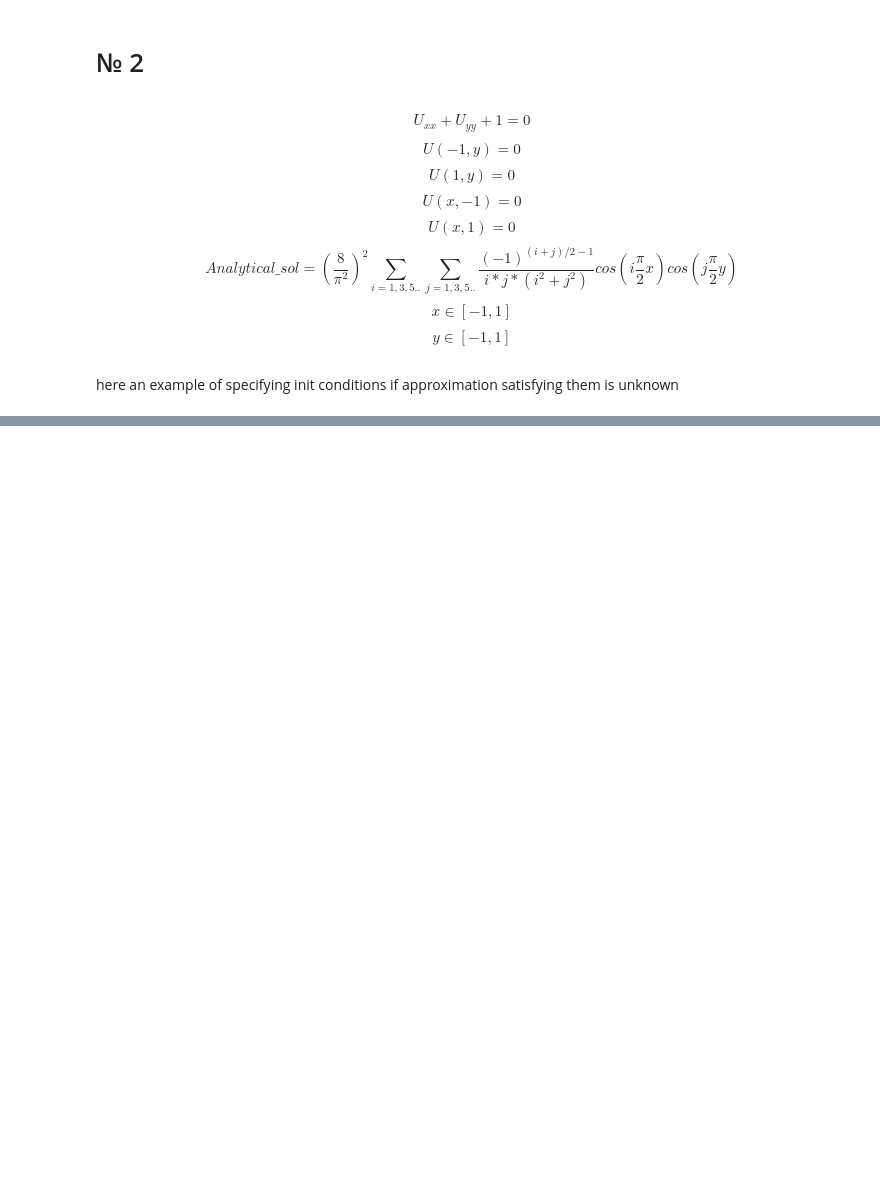
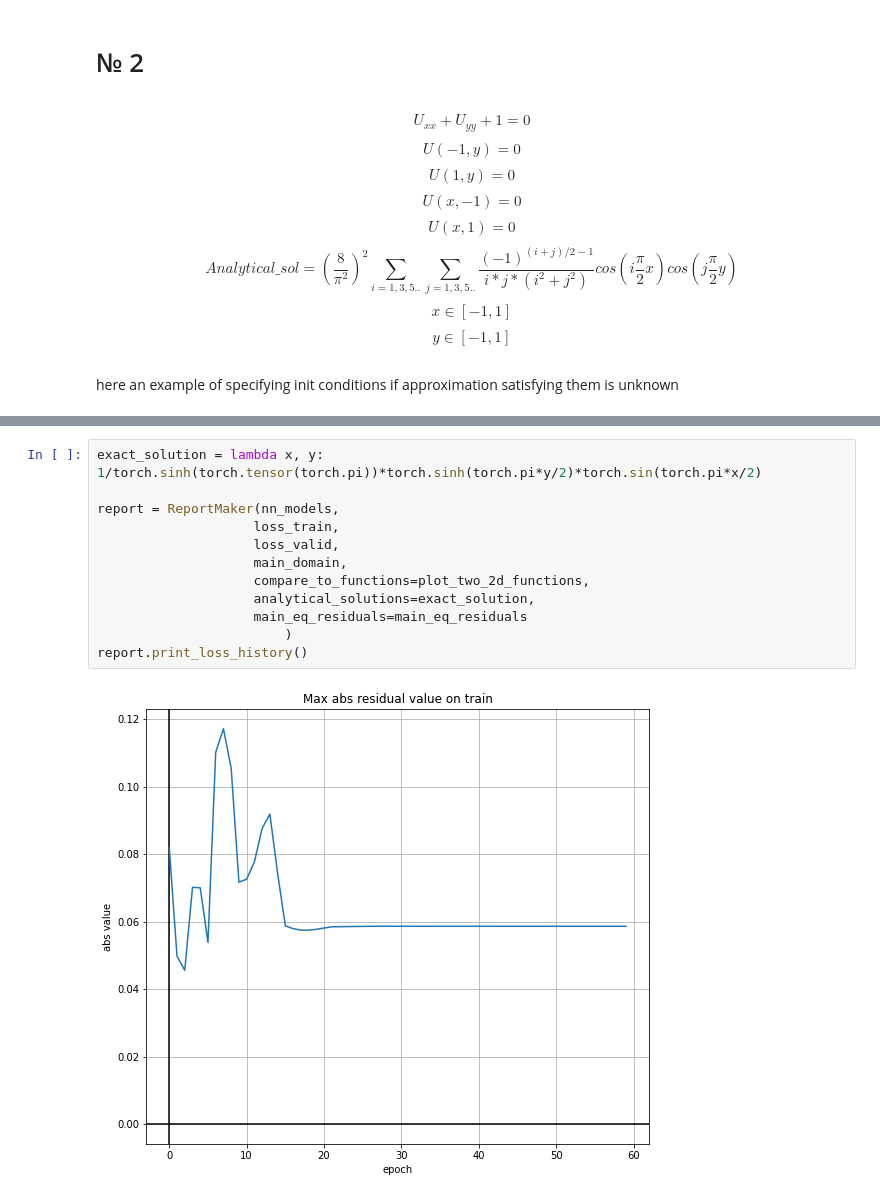
Before and after one commit to Ilshat-Akhmetov/NN_Solver_for_Diff_and_Inegral_Eqs, a Jupyter notebook: JupyterPresentations/Solving_2D_PDE_with_NN.ipynb, the cells around one changed output, grey strips where cells are left out. Cells and saved outputs as stored; diff of their text form; blank space fills up the shorter version.

```diff
--- a/JupyterPresentations/Solving_2D_PDE_with_NN.ipynb
+++ b/JupyterPresentations/Solving_2D_PDE_with_NN.ipynb
@@ -183,0 +255,14 @@ Max abs value of residual on train at last epoch: 0.010962128639221191
+# %%
+exact_solution = lambda x, y: 1/torch.sinh(torch.tensor(torch.pi))*torch.sinh(torch.pi*y/2)*torch.sin(torch.pi*x/2)
+
+report = ReportMaker(nn_models,
+                    loss_train,
+                    loss_valid,
+                    main_domain,
+                    compare_to_functions=plot_two_2d_functions,
+                    analytical_solutions=exact_solution,
+                    main_eq_residuals=main_eq_residuals
+                        )
+report.print_loss_history()
+# %% [output]
+[figure, added]
```
Also changed, not shown: parts of 17 cells of this notebook, 27 other files.
